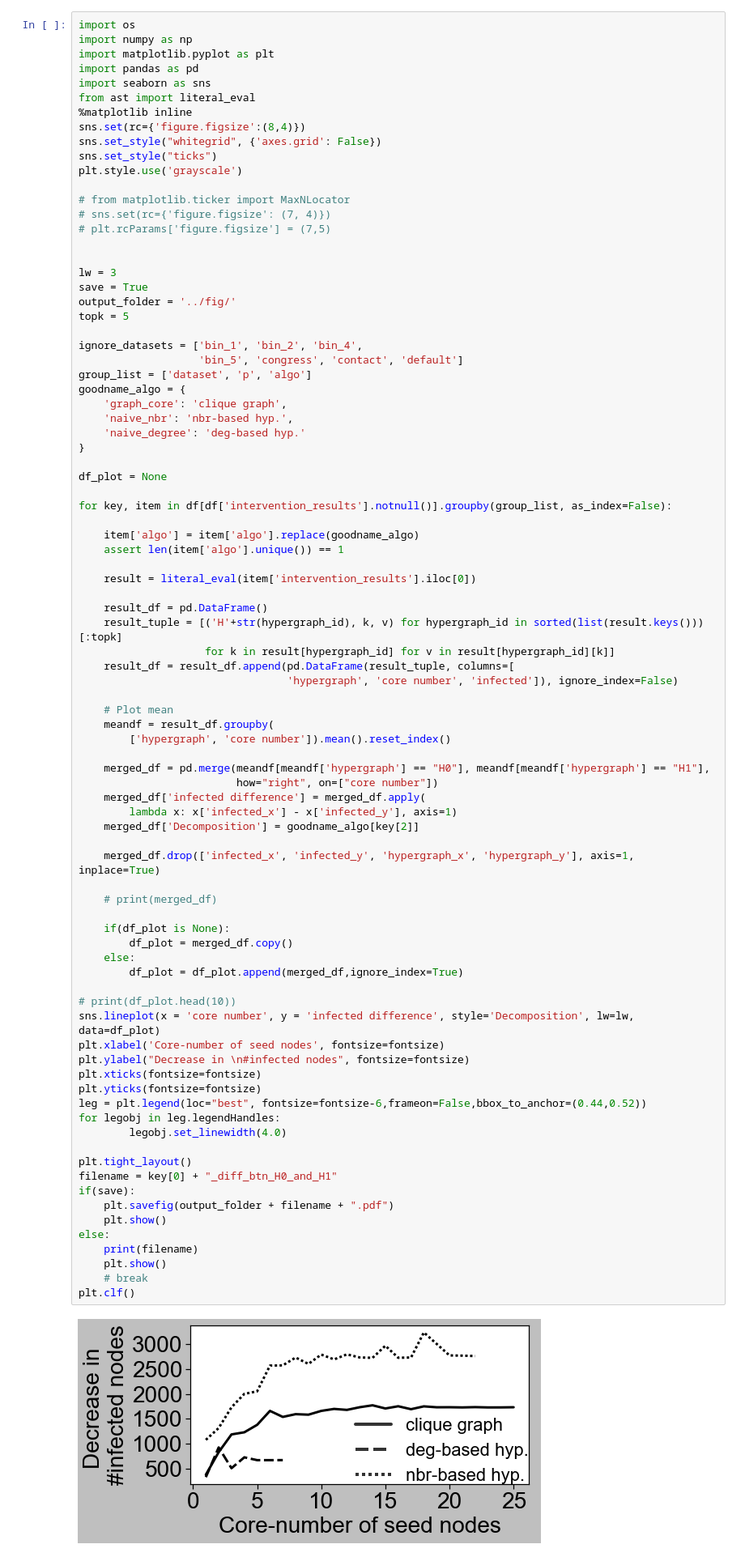
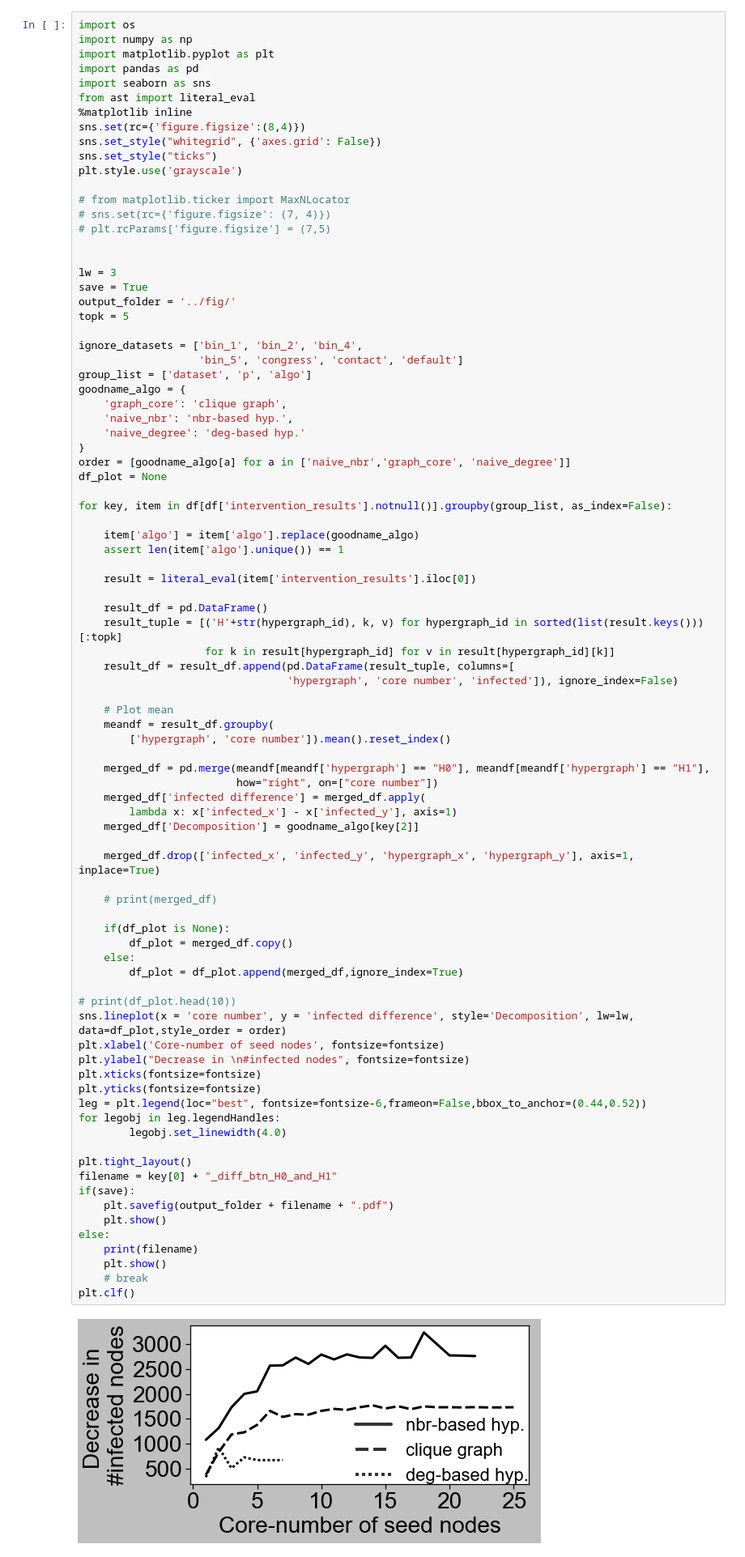
Before and after one commit to toggled/vldbsubmission, a Jupyter notebook: python_src/propagationPlots.ipynb, the cells around one changed output. Shown at 81% size. Cells and saved outputs as stored; diff of their text form.

Commit message:
modified plot

```diff
--- a/python_src/propagationPlots.ipynb
+++ b/python_src/propagationPlots.ipynb
@@ -358,7 +358,7 @@ goodname_algo = {
     'naive_nbr': 'nbr-based hyp.',
     'naive_degree': 'deg-based hyp.'
 }
-
+order = [goodname_algo[a] for a in ['naive_nbr','graph_core', 'naive_degree']]
 df_plot = None
 
 for key, item in df[df['intervention_results'].notnull()].groupby(group_list, as_index=False):
@@ -386,35 +386,35 @@ for key, item in df[df['intervention_results'].notnull()].groupby(group_list, as
 
     merged_df.drop(['infected_x', 'infected_y', 'hypergraph_x', 'hypergraph_y'], axis=1, inplace=True)
 
     # print(merged_df)
 
     if(df_plot is None):
         df_plot = merged_df.copy()
     else:
         df_plot = df_plot.append(merged_df,ignore_index=True)
 
 # print(df_plot.head(10))
-sns.lineplot(x = 'core number', y = 'infected difference', style='Decomposition', lw=lw, data=df_plot)
+sns.lineplot(x = 'core number', y = 'infected difference', style='Decomposition', lw=lw, data=df_plot,style_order = order)
 plt.xlabel('Core-number of seed nodes', fontsize=fontsize)
 plt.ylabel("Decrease in \n#infected nodes", fontsize=fontsize)
 plt.xticks(fontsize=fontsize)
 plt.yticks(fontsize=fontsize)
 leg = plt.legend(loc="best", fontsize=fontsize-6,frameon=False,bbox_to_anchor=(0.44,0.52))
 for legobj in leg.legendHandles:
         legobj.set_linewidth(4.0)
 
 plt.tight_layout()
 filename = key[0] + "_diff_btn_H0_and_H1"
 if(save):
     plt.savefig(output_folder + filename + ".pdf")
     plt.show()
 else:
     print(filename)
     plt.show()
     # break
 plt.clf()
 # %% [output]
-[figure, old version]
+[figure, new version]
 <Figure size 576x288 with 0 Axes>
 # %%
 import pickle
```
Also changed, not shown: parts of 1 cell of this notebook.
